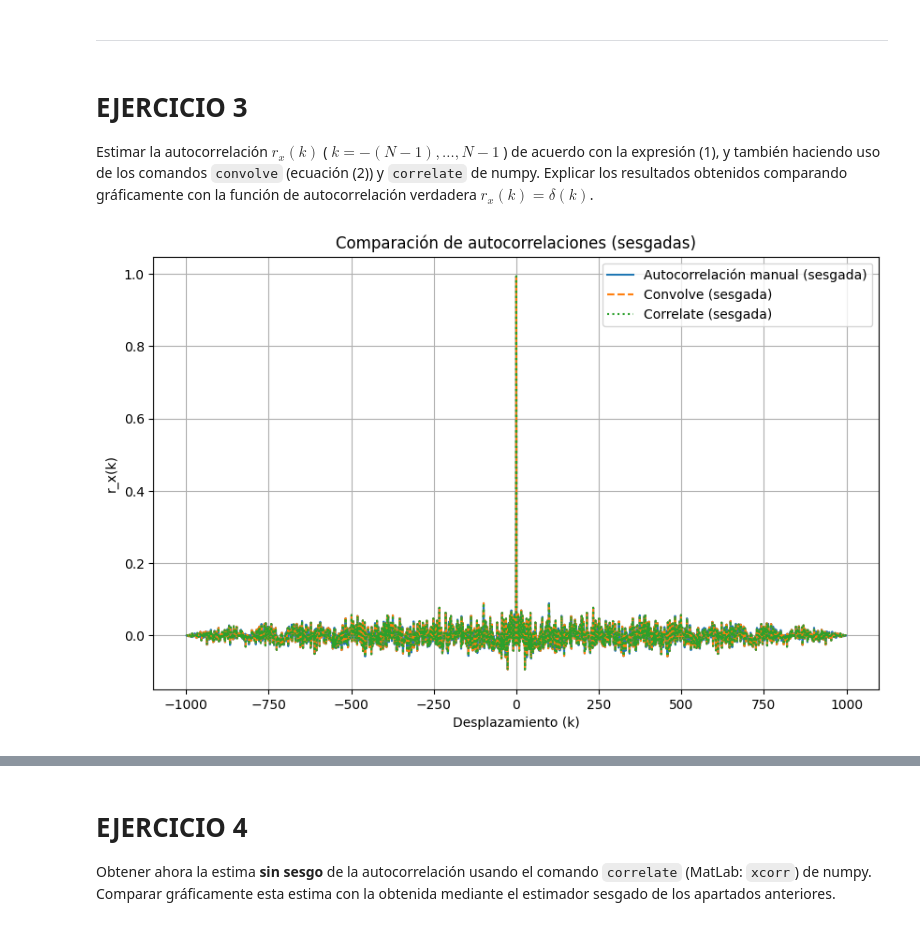
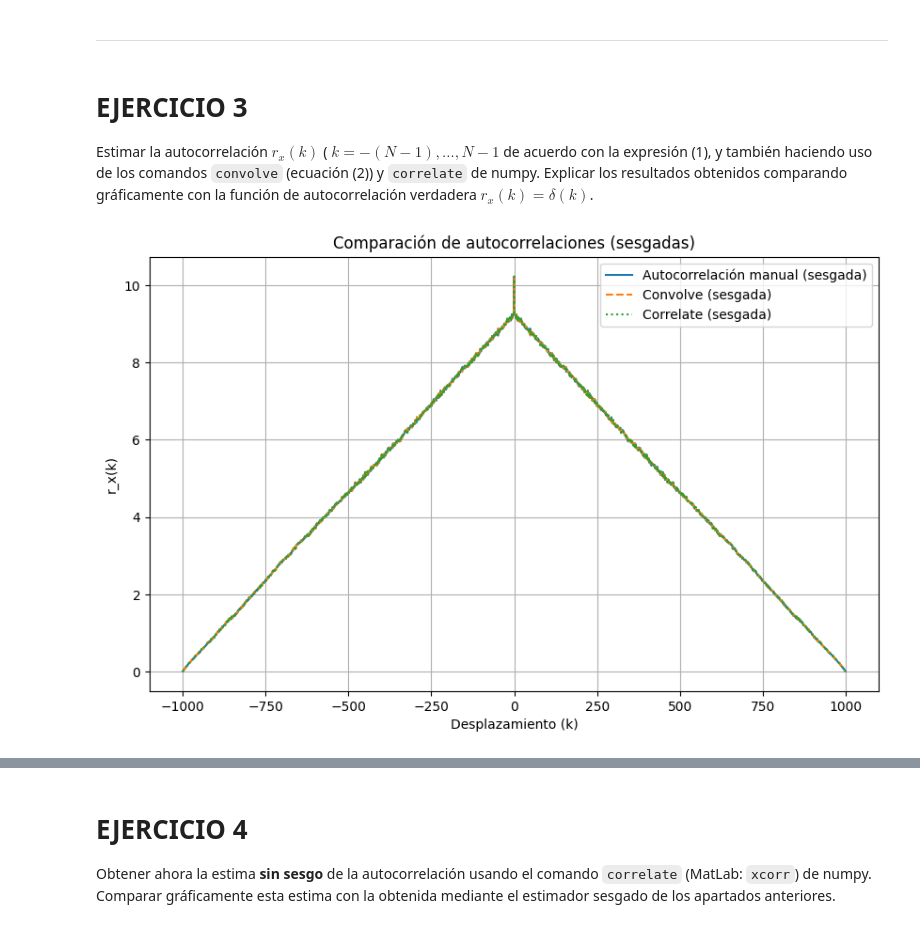
Before and after one commit to DANIABLO-cyber/TDS, a Jupyter notebook: PRÁCTICA_1_TDS.ipynb, the cells around one changed output, grey strips where cells are left out. Saved outputs shown, nothing was run; the diff lists cells and outputs as text; code cells hidden in the pictures.

```diff
--- a/PRÁCTICA_1_TDS.ipynb
+++ b/PRÁCTICA_1_TDS.ipynb
@@ -80,12 +84,12 @@ Varianza aproximada: 0.9490127809067435
 ___
 # %% [markdown]
 # EJERCICIO 3
-Estimar la autocorrelación $r_x(k)$ ( $k = -(N - 1), \dots, N - 1$ ) de acuerdo con la expresión (1), y también haciendo uso de los comandos `convolve` (ecuación (2)) y `correlate` de numpy. Explicar los resultados obtenidos comparando gráficamente con la función de autocorrelación verdadera $r_x(k) = \delta(k)$.
+Estimar la autocorrelación $r_x(k)$ ( $k = -(N - 1), \dots, N - 1$ de acuerdo con la expresión (1), y también haciendo uso de los comandos `convolve` (ecuación (2)) y `correlate` de numpy. Explicar los resultados obtenidos comparando gráficamente con la función de autocorrelación verdadera $r_x(k) = \delta(k)$.
 # %%
 # EJERCICIO 3
 
 # Seleccionamos x3 como la variable x
-x = x2 # Seleccionar aquí la variable que se quiere analizar. Mire el ejercicio 2 para más detalles.
+x = x1 # Seleccionar aquí la variable que se quiere analizar. Mire el ejercicio 2 para más detalles.
 
 def autocorr_biased(x):
     N = len(x)
@@ -94,32 +98,32 @@ def autocorr_biased(x):
         idx = k + (N-1)
         suma = 0
         for n in range(abs(k), N):
             suma += x[n] * np.conjugate(x[n - abs(k)])
         r[idx] = suma / N
     return r
 
 # Estimación manual (sesgada)
 r_manual = autocorr_biased(x)
 
 # Usando convolve (ecuación (2))
 # r_x(k) = (1/N) * x(k) * x^*(-k) Equivale a convolucionar x(n) con x^*(-n) y dividir por N
 r_conv = np.convolve(x, np.conjugate(x[::-1]), mode='full') / N
 
 # Usando correlate de numpy (sesgado)
 r_corr = np.correlate(x, x, mode='full') / N # Se divide por N para que sea no sesgada
 
 lags = np.arange(-(N-1), N) # Genera array de enteros desde -(N-1) hasta N-1 (incluyendo -(N-1) y excluyendo N)
 
 plt.figure(figsize=(10, 6))
 plt.plot(lags, r_manual.real, label='Autocorrelación manual (sesgada)')
 plt.plot(lags, r_conv.real, '--', label='Convolve (sesgada)')
 plt.plot(lags, r_corr.real, ':', label='Correlate (sesgada)')
 plt.title('Comparación de autocorrelaciones (sesgadas)')
 plt.xlabel('Desplazamiento (k)')
 plt.ylabel('r_x(k)')
 plt.legend()
 plt.grid(True)
 plt.show()
 # %% [output]
-[figure, old version]
+[figure, new version]
 # %% [markdown]
```
Also changed, not shown: parts of 7 cells of this notebook.
